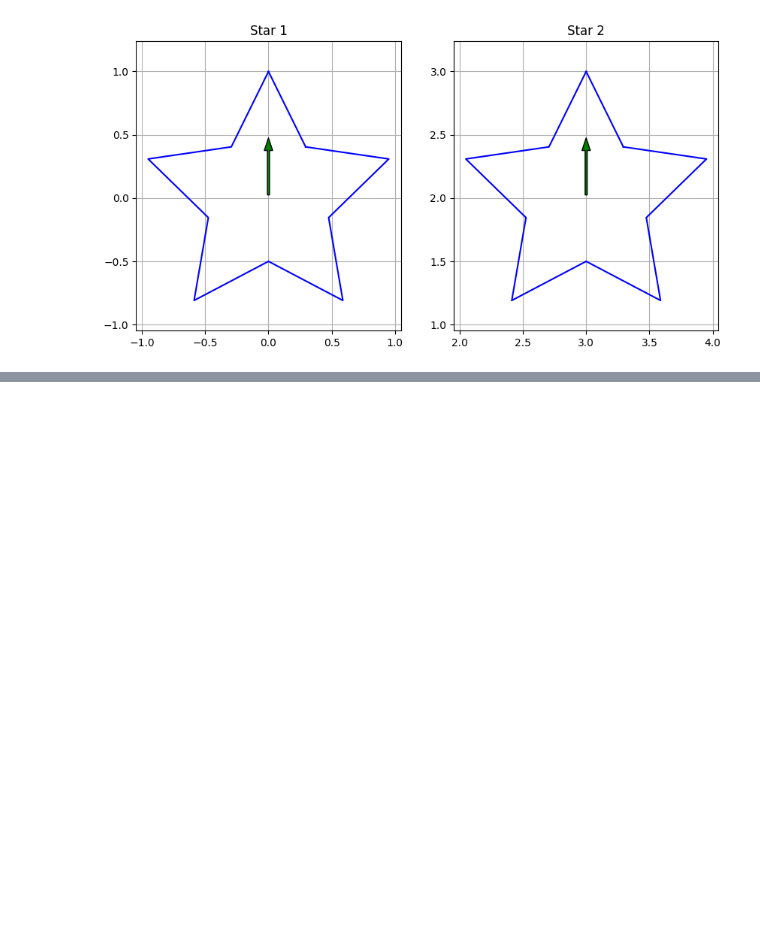
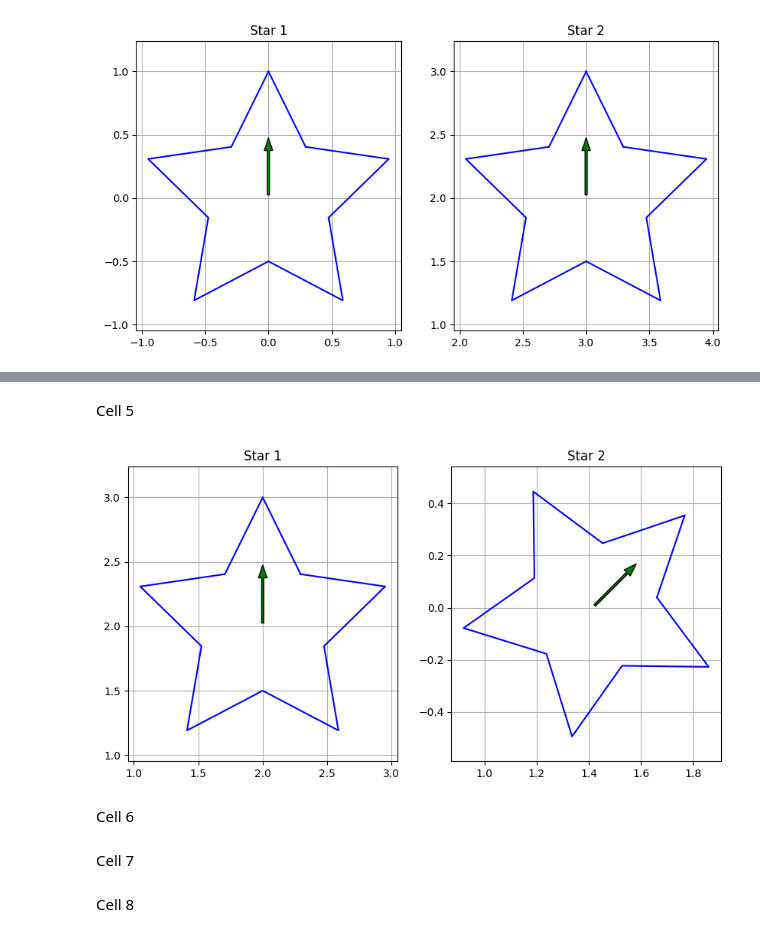
Before and after one commit to lia-ang/BME3053C-Spring-2025, a Jupyter notebook: lessons-solved/homework/HW5_ALiang.ipynb, the cells around one changed output, grey strips where cells are left out. Cells and saved outputs as stored; diff of their text form; code cells hidden in the pictures; blank space fills up the shorter version.

```diff
--- a/lessons-solved/homework/HW5_ALiang.ipynb
+++ b/lessons-solved/homework/HW5_ALiang.ipynb
@@ -111,0 +123,22 @@ plot_stars([original_star, rotated_star], global_view=False)
+# %% [markdown]
+Cell 5
+# %%
+def transform_star(original_star, rotation_degrees, star_scaling):
+  rotation=rotate(rotation_degrees)
+  scaled_star = scale(star_scaling[0],star_scaling[1])
+  transformed_star =(rotation @ scaled_star @ original_star.T).T
+  return transformed_star
+
+original_star = generate_star(center=(2,2), homogeneous=True)
+
+transformed_star = transform_star(original_star, -45, [0.5,0.5])
+
+plot_stars([original_star, transformed_star], global_view=False)
+# %% [output]
+[figure, added]
+# %% [markdown]
+Cell 6
+# %% [markdown]
+Cell 7
+# %% [markdown]
+Cell 8
```
Also changed, not shown: parts of 6 cells of this notebook.
